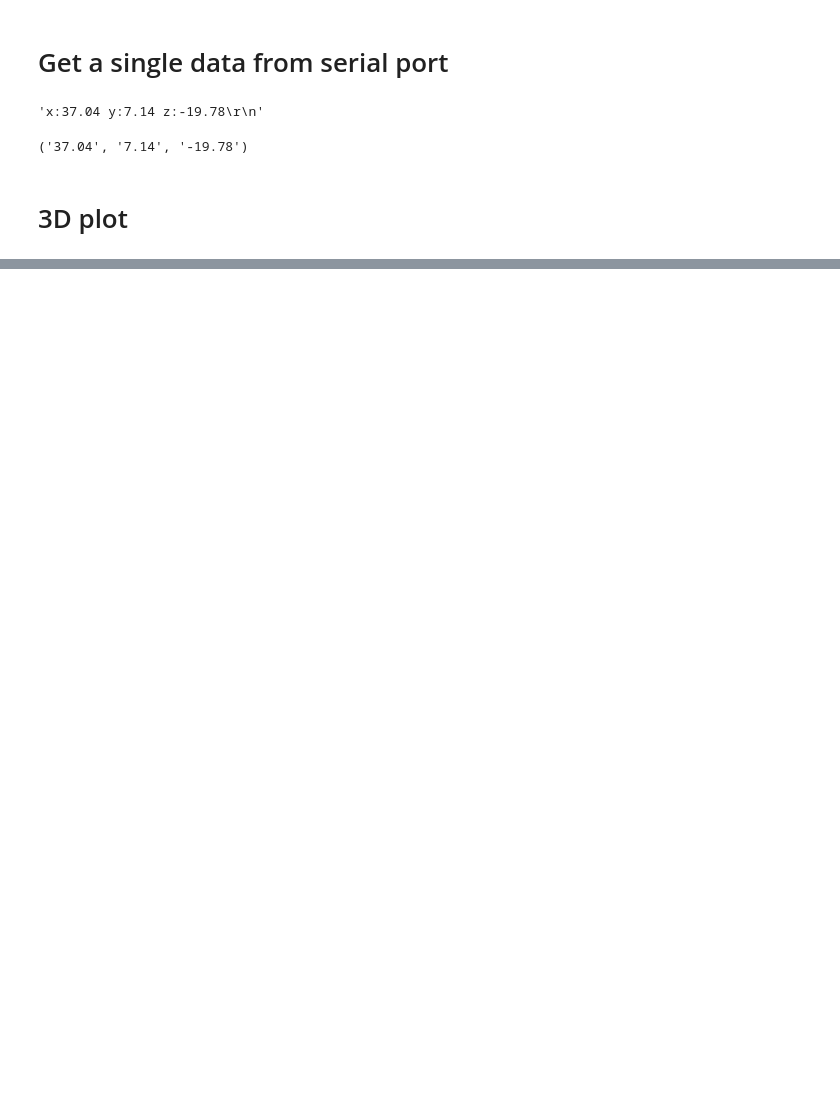
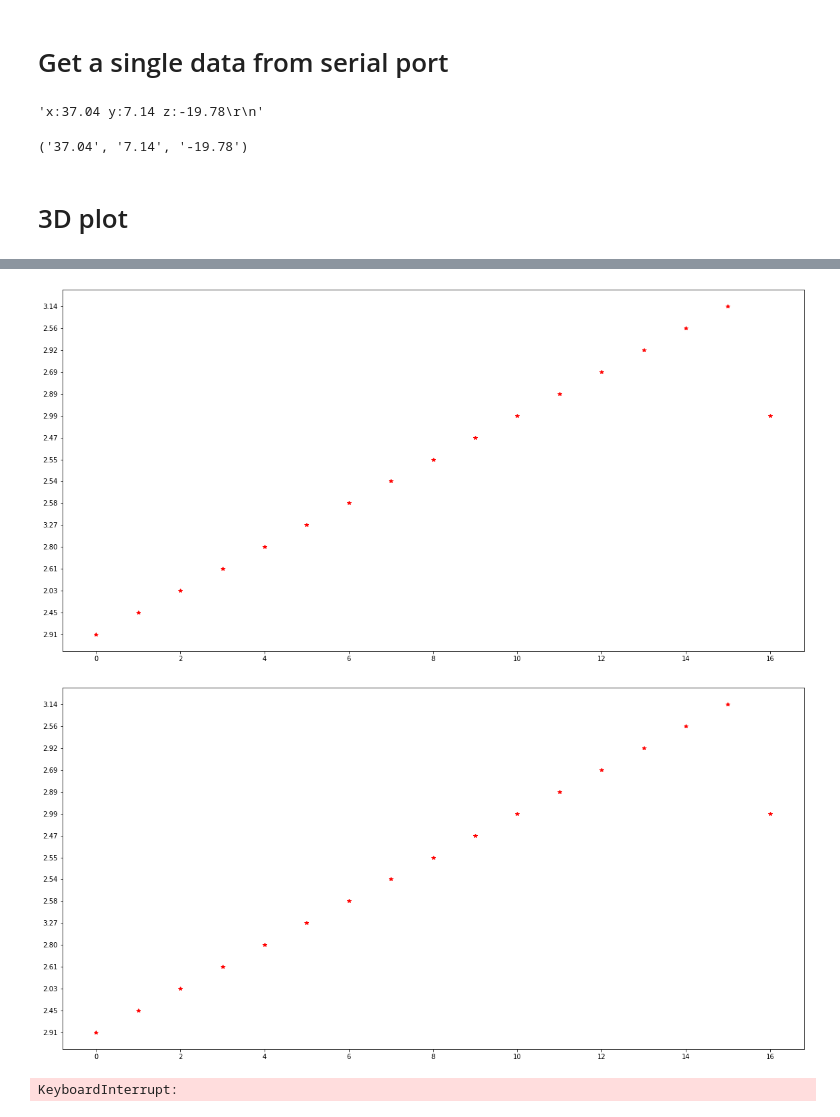
Before and after one commit to Apiquet/DepthEstimationAnd3dMapping, a Jupyter notebook: depth_projection_wrt_imu.ipynb, the cells around one changed output, grey strips where cells are left out. Drawn from its saved outputs; the diff is of its cells as text; code cells hidden in the pictures; blank space fills up the shorter version.

```diff
--- a/depth_projection_wrt_imu.ipynb
+++ b/depth_projection_wrt_imu.ipynb
@@ -47,0 +65,25 @@ plt.show()
+# %%
+import serial
+import time
+ser = serial.Serial('COM3', 9600)
+time.sleep(2)
+# %%
+import re
+def parse_serial(serial_msg):
+    xyz_list = re.findall('[-+]?[0-9]*\.?[0-9]*', serial_msg)
+    return list(filter(lambda item: item, xyz_list))
+# %%
+x_values = []
+while True:
+    display.clear_output()
+    serial_msg_bytes = ser.readline()
+    serial_msg = serial_msg_bytes.decode()
+    x, y, z = parse_serial(serial_msg)
+    x_values.append(x)
+    plt.plot(x_values, '*r')
+    display.display(pl.gcf())
+    plt.pause(0.5)
+# %% [output]
+[figure, added]
+[figure, added]
+KeyboardInterrupt:
```
Also changed, not shown: parts of 4 cells of this notebook.
